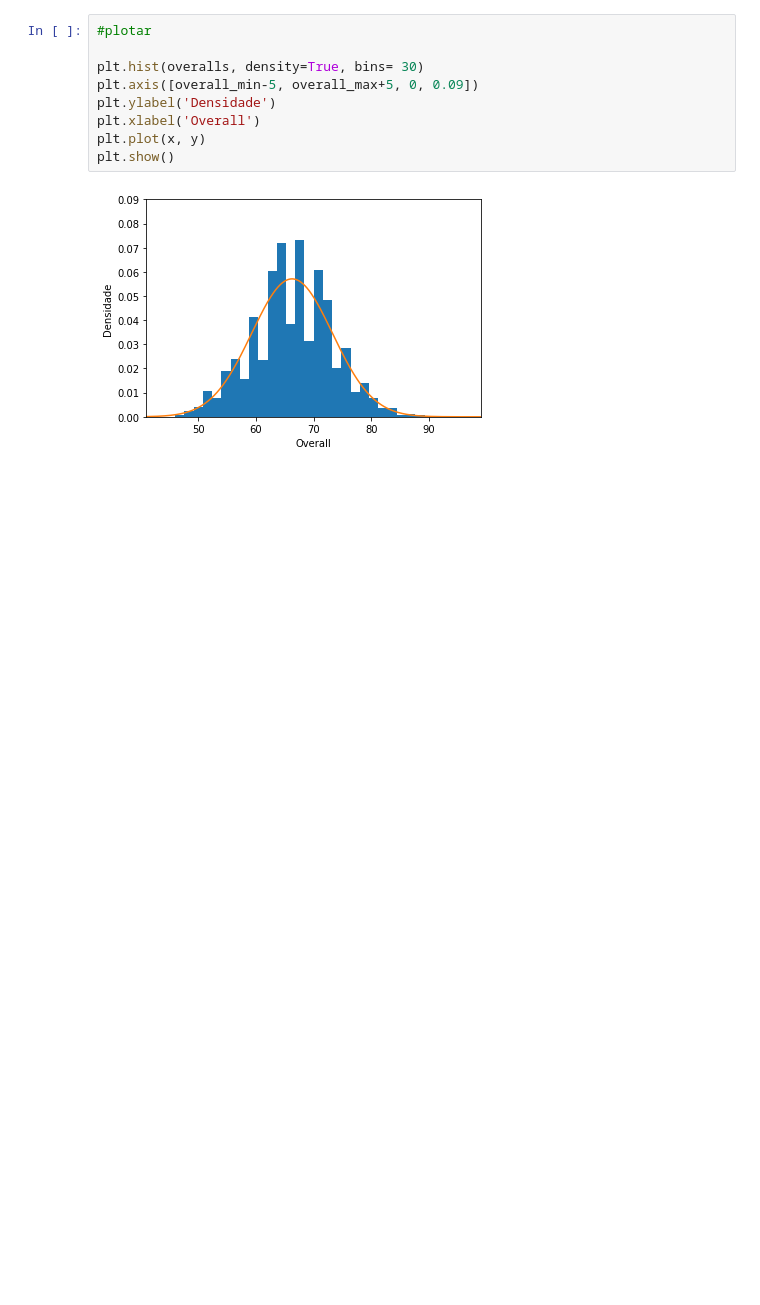
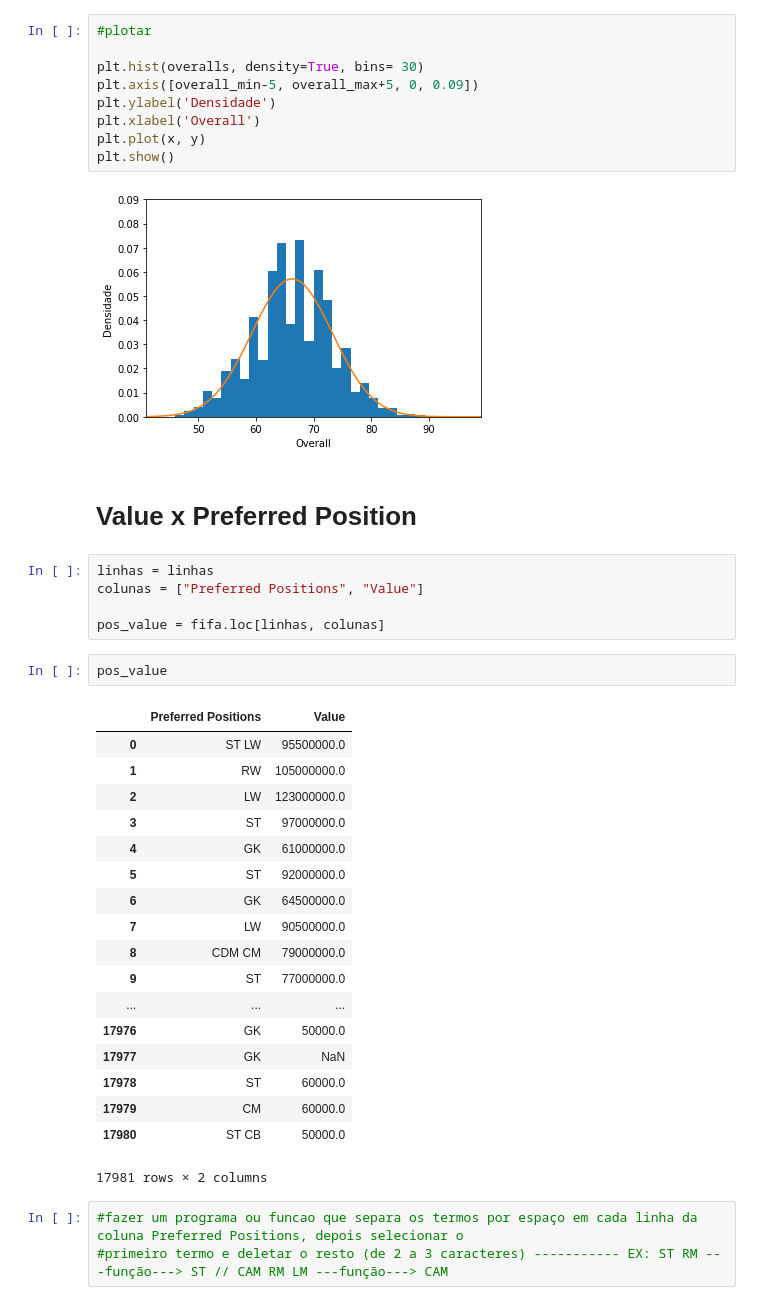
Before and after one commit to victorhabib/cdd-projeto-final, a Jupyter notebook: Projeto Final versao atualizada.ipynb, the cells around one changed output. Cells and saved outputs as stored; diff of their text form; blank space fills up the shorter version.

```diff
--- a/Projeto Final versao atualizada.ipynb
+++ b/Projeto Final versao atualizada.ipynb
@@ -760,3 +756,34 @@ plt.plot(x, y)
 plt.show()
 # %% [output]
 [figure]
+# %% [markdown]
+# Value x Preferred Position
+# %%
+linhas = linhas
+colunas = ["Preferred Positions", "Value"]
+
+pos_value = fifa.loc[linhas, colunas]
+# %%
+pos_value
+# %% [output]
+|  | Preferred Positions | Value |
+| 0 | ST LW | 95500000.0 |
+| 1 | RW | 105000000.0 |
+| 2 | LW | 123000000.0 |
+| 3 | ST | 97000000.0 |
+| 4 | GK | 61000000.0 |
+| 5 | ST | 92000000.0 |
+| 6 | GK | 64500000.0 |
+| 7 | LW | 90500000.0 |
+| 8 | CDM CM | 79000000.0 |
+| 9 | ST | 77000000.0 |
+| ... | ... | ... |
+| 17976 | GK | 50000.0 |
+| 17977 | GK | NaN |
+| 17978 | ST | 60000.0 |
+| 17979 | CM | 60000.0 |
+| 17980 | ST CB | 50000.0 |
+17981 rows × 2 columns
+# %%
+#fazer um programa ou funcao que separa os termos por espaço em cada linha da coluna Preferred Positions, depois selecionar o
+#primeiro termo e deletar o resto (de 2 a 3 caracteres) ----------- EX: ST RM ---função---> ST // CAM RM LM ---função---> CAM
```
Also changed, not shown: parts of 9 cells of this notebook.
